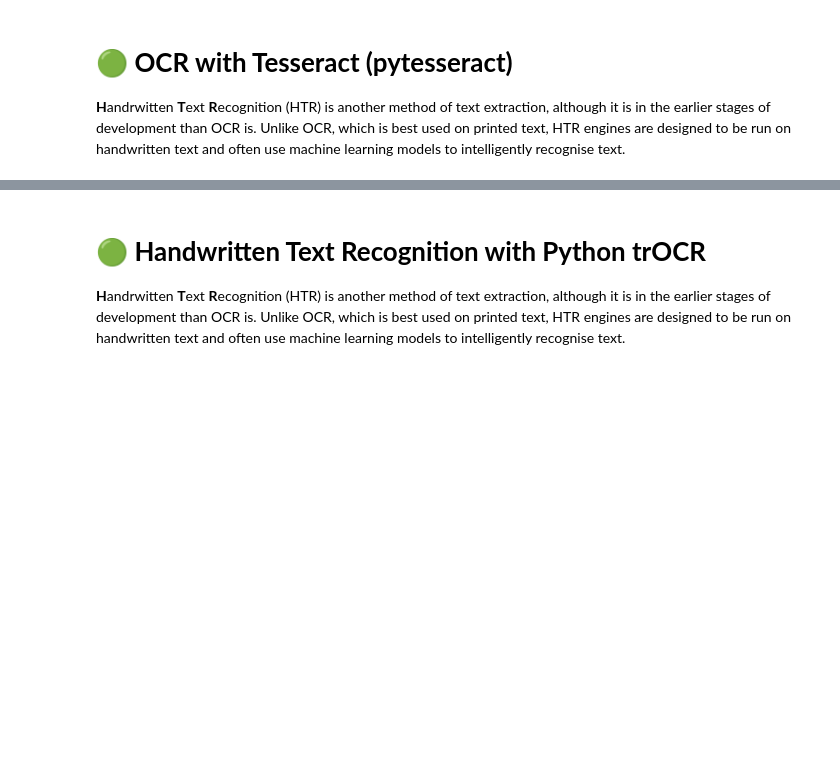
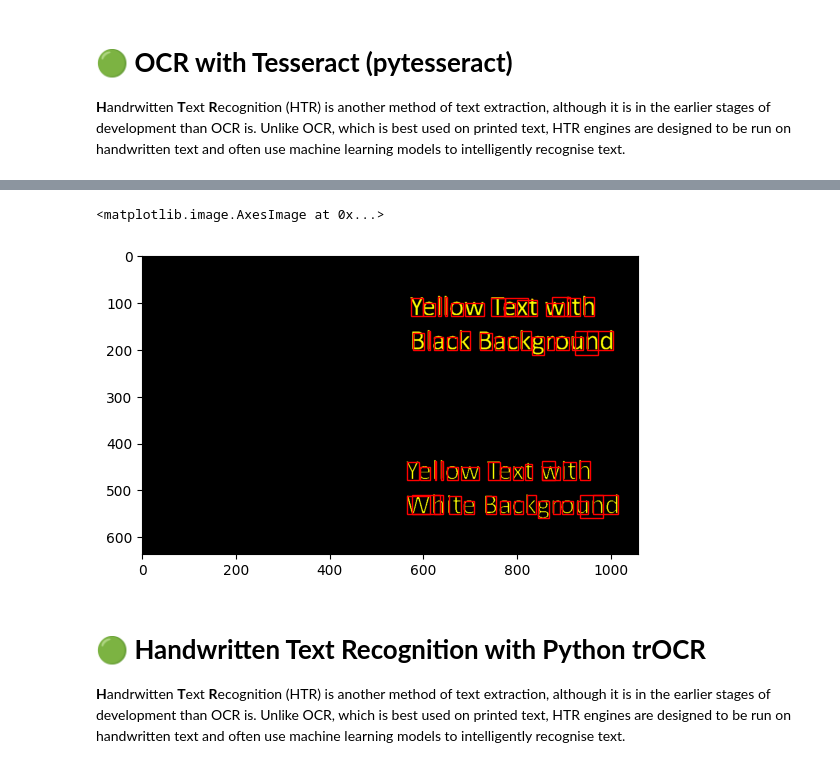
Before and after one commit to peiyulan/From-Images-to-Text-Working-with-OCR, a Jupyter notebook: ImageToTextOCR.ipynb, the cells around one changed output, grey strips where cells are left out. Saved outputs shown, nothing was run; the diff lists cells and outputs as text; code cells hidden in the pictures; blank space fills up the shorter version.

```diff
--- a/ImageToTextOCR.ipynb
+++ b/ImageToTextOCR.ipynb
@@ -344,3 +343,19 @@ cv2.waitKey(0)
+# %%
+img = result
+hImg, wImg, _ = img.shape
+boxes = pytesseract.image_to_boxes(result,lang='eng', config = '--psm 6')
+#print(boxes)
+for b in boxes.splitlines():
+  b = b.split(' ')
+  x, y, w, h = int(b[1]), int(b[2]), int(b[3]), int(b[4])
+  rect = patches.Rectangle((x, hImg-y-(h-y)), w-x, h-y, linewidth=1, edgecolor='r', facecolor='none')
+  ax = plt.gca()
+  ax.add_patch(rect)
+
+plt.imshow(img)
+# %% [output]
+<matplotlib.image.AxesImage at 0x...>
+[figure, added]
 # %% [markdown]
 # 🟢 **Handwritten Text Recognition with Python trOCR**
 
```
Also changed, not shown: parts of 12 cells of this notebook.
